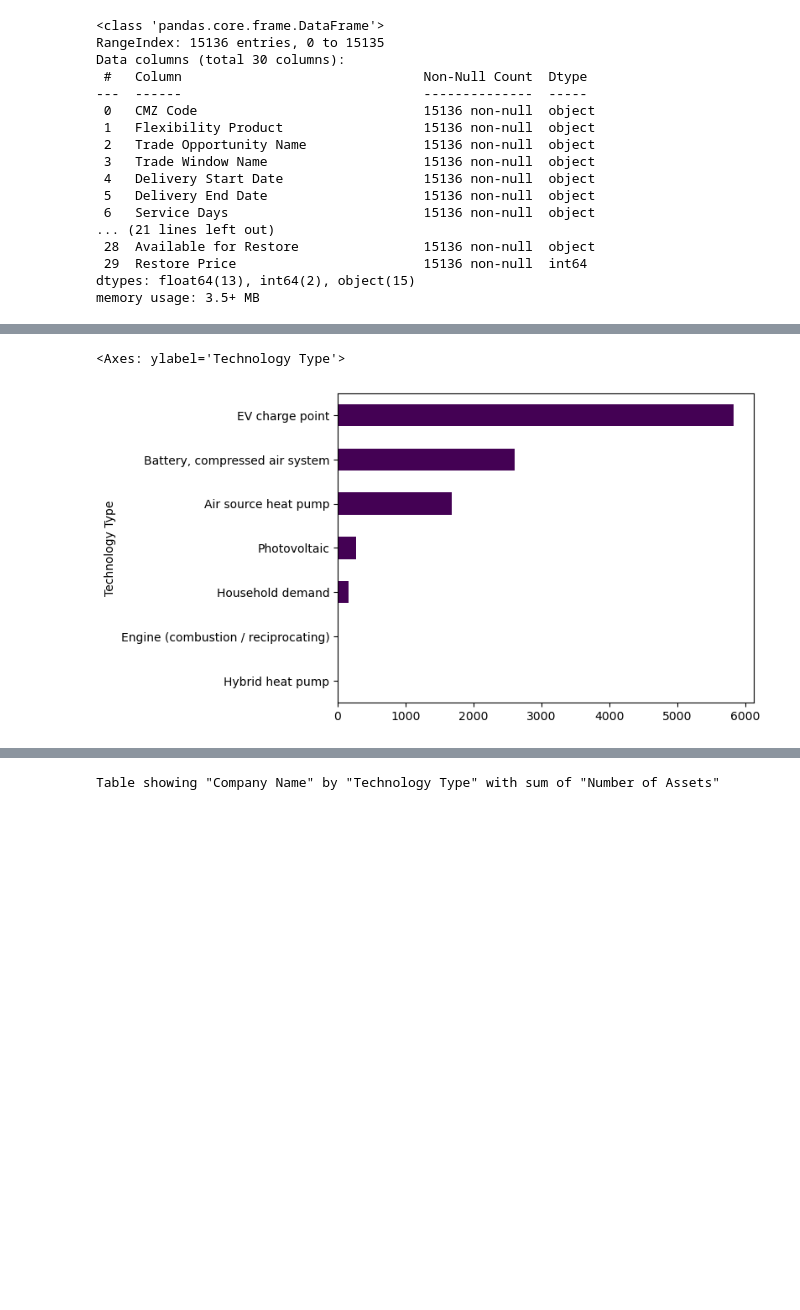
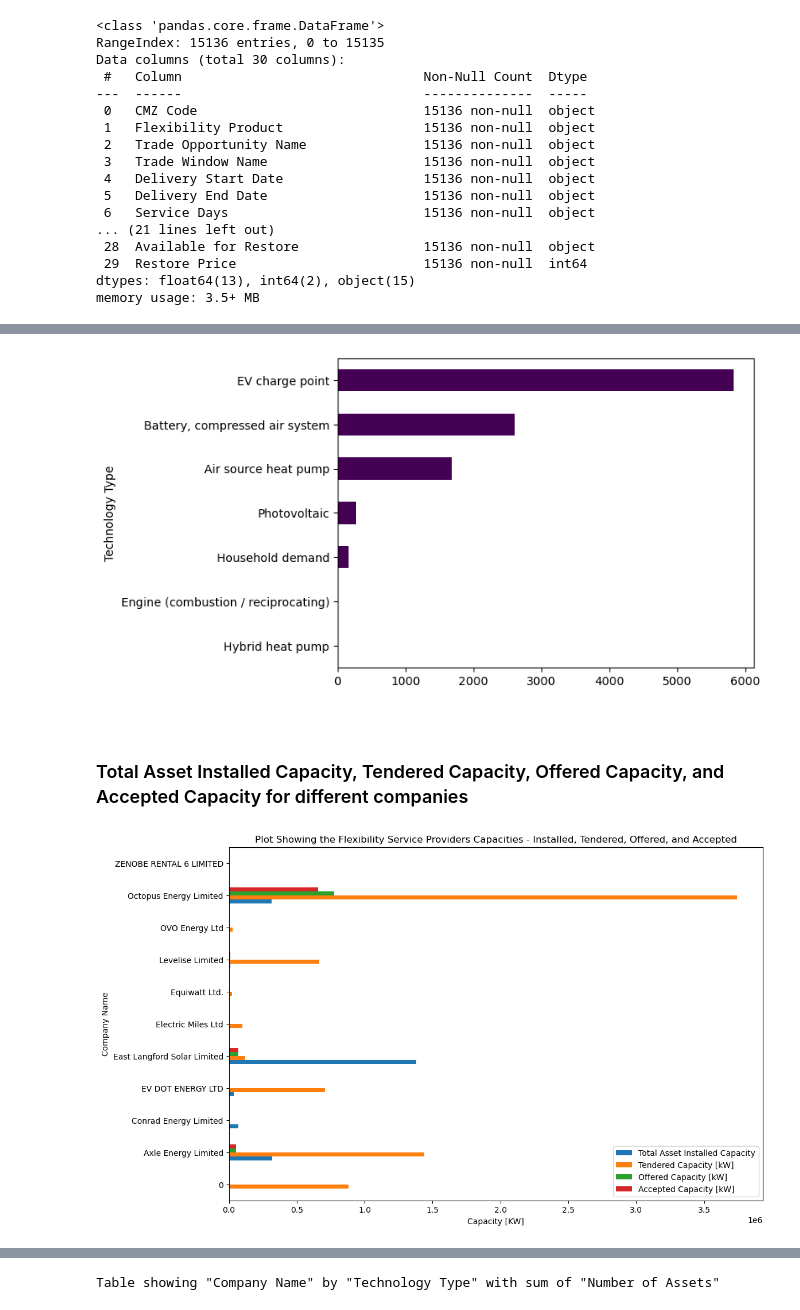
Before and after one commit to johnomage/Flexibility-Trades-Data-EDA, a Jupyter notebook: flex_analysis.ipynb, the cells around one changed output, grey strips where cells are left out. Cells and saved outputs as stored; diff of their text form; code cells hidden in the pictures; blank space fills up the shorter version.

```diff
--- a/flex_analysis.ipynb
+++ b/flex_analysis.ipynb
@@ -38,6 +104,3 @@ Data columns (total 30 columns):
  29  Restore Price                        15136 non-null  int64
 dtypes: float64(13), int64(2), object(15)
 memory usage: 3.5+ MB
-# %%
-data['Delivery End Time'] = pd.to_datetime(data['Delivery End Time'], infer_datetime_format=True)
-data.sample(5)
@@ -60,0 +109,6 @@ plt.show()
+# %%
+# Convert all relevant date and time columns to pandas datetime format
+data['Delivery End Date'] = pd.to_datetime(data['Delivery End Date'])
+data['Delivery Start Time'] = pd.to_datetime(data['Delivery Start Time'], format='%H:%M:%S').dt.time
+data['Delivery End Time'] = pd.to_datetime(data['Delivery End Time'], format='%H:%M:%S').dt.time
+data['Delivery Start Date'] = pd.to_datetime(data['Delivery Start Date'])
@@ -60,0 +117,15 @@ plt.show()
+# %%
+#  get the total number of service days per CMZ Code
+data['Service Days Count'] = data['Service Days'].str.split(',').apply(len).astype(int)
+
+# get convert the service days to columns as binary-encoded days
+days_of_week = ['Monday', 'Tuesday', 'Wednesday', 'Thursday', 'Friday', 'Saturday', 'Sunday']
+
+for day in days_of_week:
+    data[day] = data['Service Days'].apply(lambda x: 1 if day in x.split(',') else 0)
+
+
+# Total delivery period
+data['Delivery Period'] = (data['Delivery End Date'] - data['Delivery Start Date']).dt.days
+
+data.sample(6)
@@ -61,5 +325,16 @@ plt.show()
 # %%
-data['Technology Type'].value_counts().sort_values().plot(kind='barh', colormap='viridis')
+data['Technology Type'].value_counts().sort_values().plot(kind='barh', colormap='viridis');
 # %% [output]
-<Axes: ylabel='Technology Type'>
 [figure]
+# %% [markdown]
+<br></br>
+### Total Asset Installed Capacity, Tendered Capacity, Offered Capacity, and Accepted Capacity for different companies
+# %%
+fig, ax = plt.subplots(1,1, figsize=(12,8))
+capacity_group = data.groupby('Company Name')[['Total Asset Installed Capacity', 'Tendered Capacity [kW]', 'Offered Capacity [kW]', 'Accepted Capacity [kW]']].agg('sum')
+capacity_group.plot(kind='barh', ax=ax)
+plt.xlabel('Capacity [KW]')
+plt.title('Plot Showing the Flexibility Service Providers Capacities - Installed, Tendered, Offered, and Accepted')
+plt.show()
+# %% [output]
+[figure, added]
```
Also changed, not shown: parts of 47 cells of this notebook, 3 other files.
